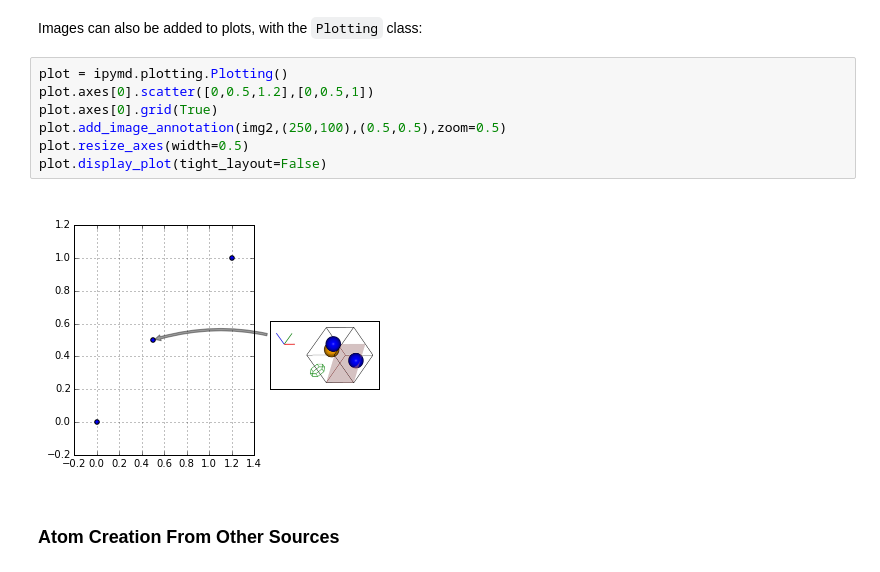
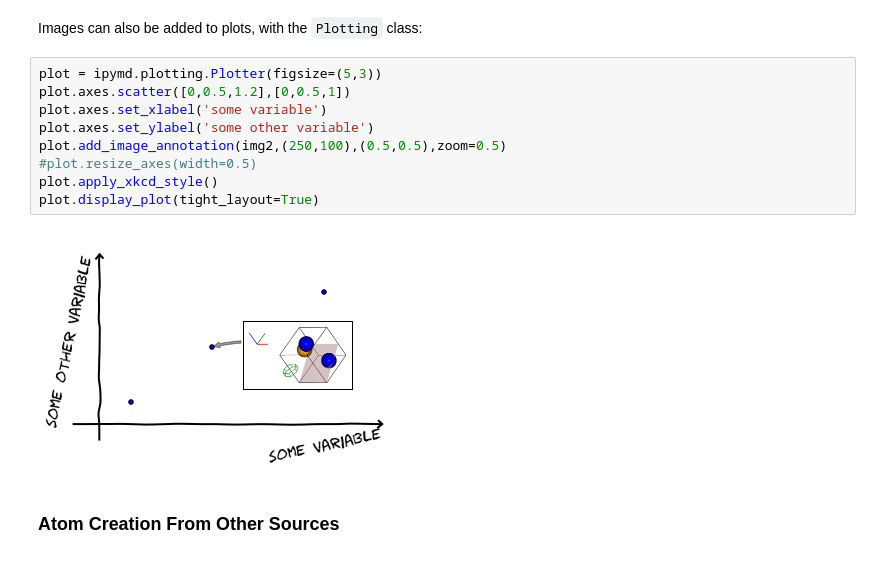
Before and after one commit to chrisjsewell/ipymd, a Jupyter notebook: example_analysis.ipynb, the cells around one changed output. Saved outputs shown, nothing was run; the diff lists cells and outputs as text.

Commit message:
refactor of plotting package

```diff
--- a/example_analysis.ipynb
+++ b/example_analysis.ipynb
@@ -61,14 +61,16 @@ vis.visualise([img1,img2])
 # %% [markdown]
 Images can also be added to plots, with the `Plotting` class:
 # %%
-plot = ipymd.plotting.Plotting()
-plot.axes[0].scatter([0,0.5,1.2],[0,0.5,1])
-plot.axes[0].grid(True)
+plot = ipymd.plotting.Plotter(figsize=(5,3))
+plot.axes.scatter([0,0.5,1.2],[0,0.5,1])
+plot.axes.set_xlabel('some variable')
+plot.axes.set_ylabel('some other variable')
 plot.add_image_annotation(img2,(250,100),(0.5,0.5),zoom=0.5)
-plot.resize_axes(width=0.5)
-plot.display_plot(tight_layout=False)
+#plot.resize_axes(width=0.5)
+plot.apply_xkcd_style()
+plot.display_plot(tight_layout=True)
 # %% [output]
-[figure, old version]
+[figure, new version]
 # %% [markdown]
 
 ### Atom Creation From Other Sources
```
Also changed, not shown: parts of 3 cells of this notebook, 17 other files.
